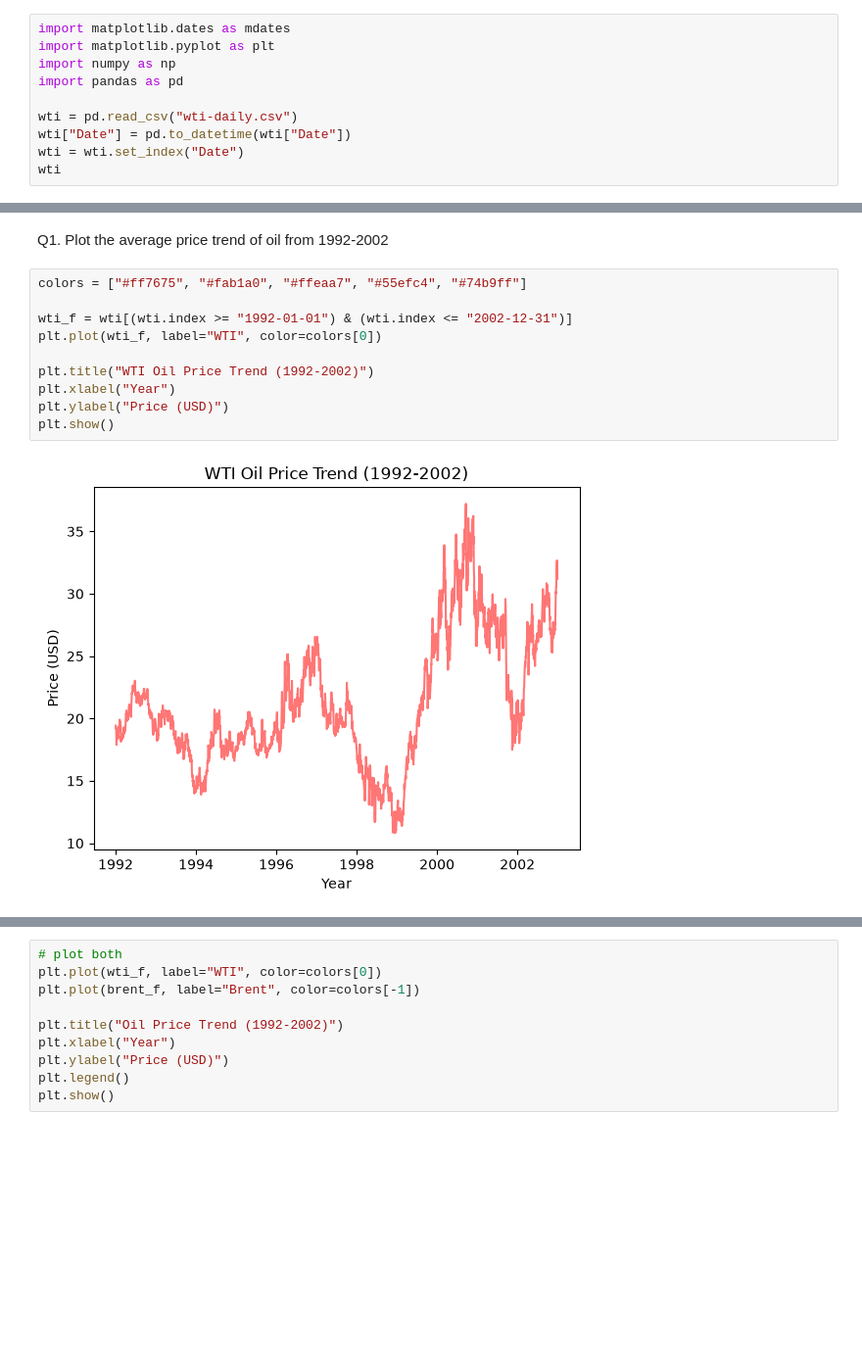
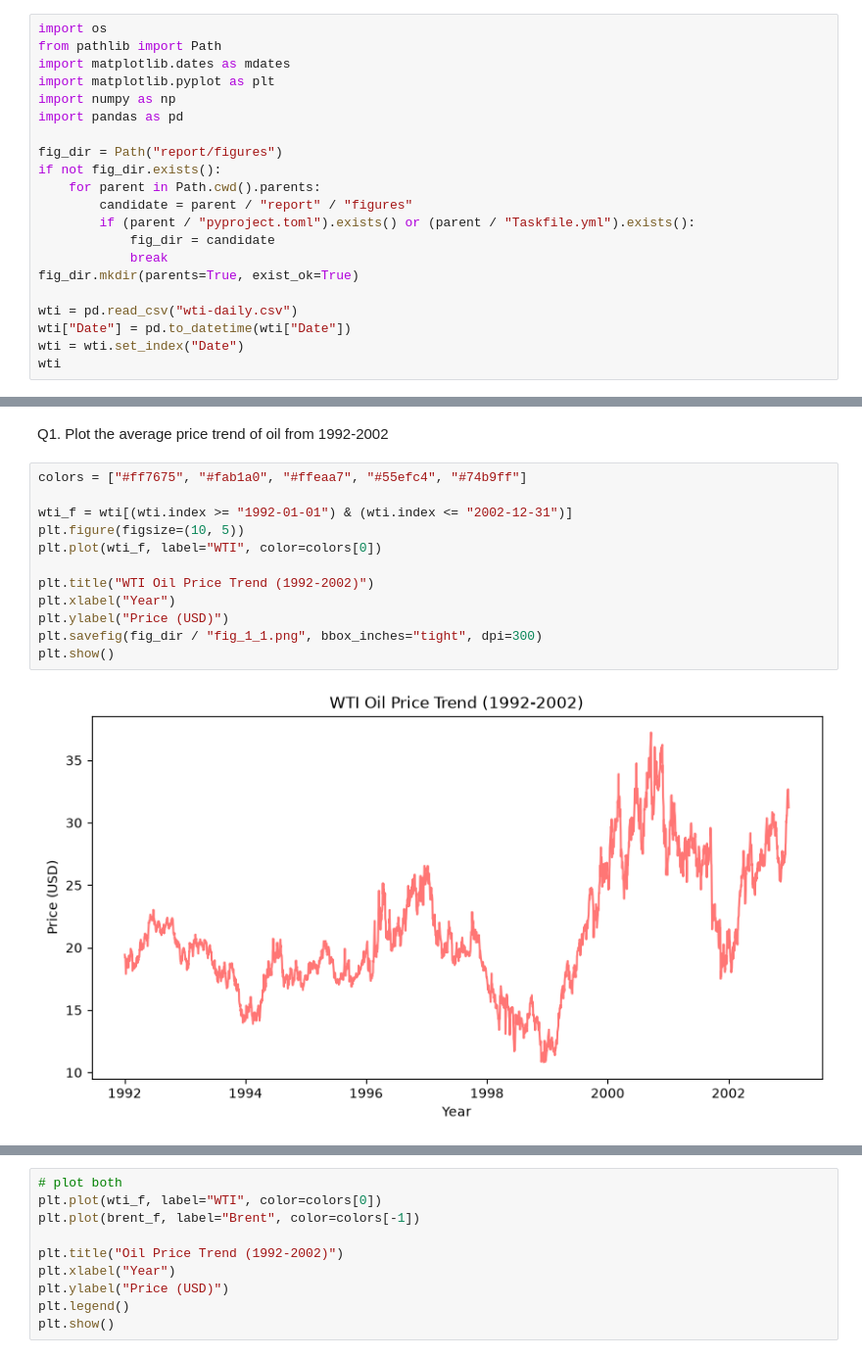
Before and after one commit to notPlancha/data-viz, a Jupyter notebook: src/oil/Oil.ipynb, the cells around one changed output, grey strips where cells are left out. Shown at 98% size. Cells and saved outputs as stored; diff of their text form; blank space fills up the shorter version.

Commit message:
feat(viz): export visualization figures from notebooks to report/figures

```diff
--- a/src/oil/Oil.ipynb
+++ b/src/oil/Oil.ipynb
@@ -1,9 +1,20 @@
 # %%
+import os
+from pathlib import Path
 import matplotlib.dates as mdates
 import matplotlib.pyplot as plt
 import numpy as np
 import pandas as pd
 
+fig_dir = Path("report/figures")
+if not fig_dir.exists():
+    for parent in Path.cwd().parents:
+        candidate = parent / "report" / "figures"
+        if (parent / "pyproject.toml").exists() or (parent / "Taskfile.yml").exists():
+            fig_dir = candidate
+            break
+fig_dir.mkdir(parents=True, exist_ok=True)
+
 wti = pd.read_csv("wti-daily.csv")
 wti["Date"] = pd.to_datetime(wti["Date"])
 wti = wti.set_index("Date")
@@ -48,15 +59,17 @@ Q1. Plot the average price trend of oil from 1992-2002
 # %%
 colors = ["#ff7675", "#fab1a0", "#ffeaa7", "#55efc4", "#74b9ff"]
 
 wti_f = wti[(wti.index >= "1992-01-01") & (wti.index <= "2002-12-31")]
+plt.figure(figsize=(10, 5))
 plt.plot(wti_f, label="WTI", color=colors[0])
 
 plt.title("WTI Oil Price Trend (1992-2002)")
 plt.xlabel("Year")
 plt.ylabel("Price (USD)")
+plt.savefig(fig_dir / "fig_1_1.png", bbox_inches="tight", dpi=300)
 plt.show()
 # %% [output]
-[figure, old version]
+[figure, new version]
 # %%
 brent_f = brent[(brent.index >= "1992-01-01") & (brent.index <= "2002-12-31")]
 
```
Also changed, not shown: parts of 3 cells of this notebook, 13 other files.
